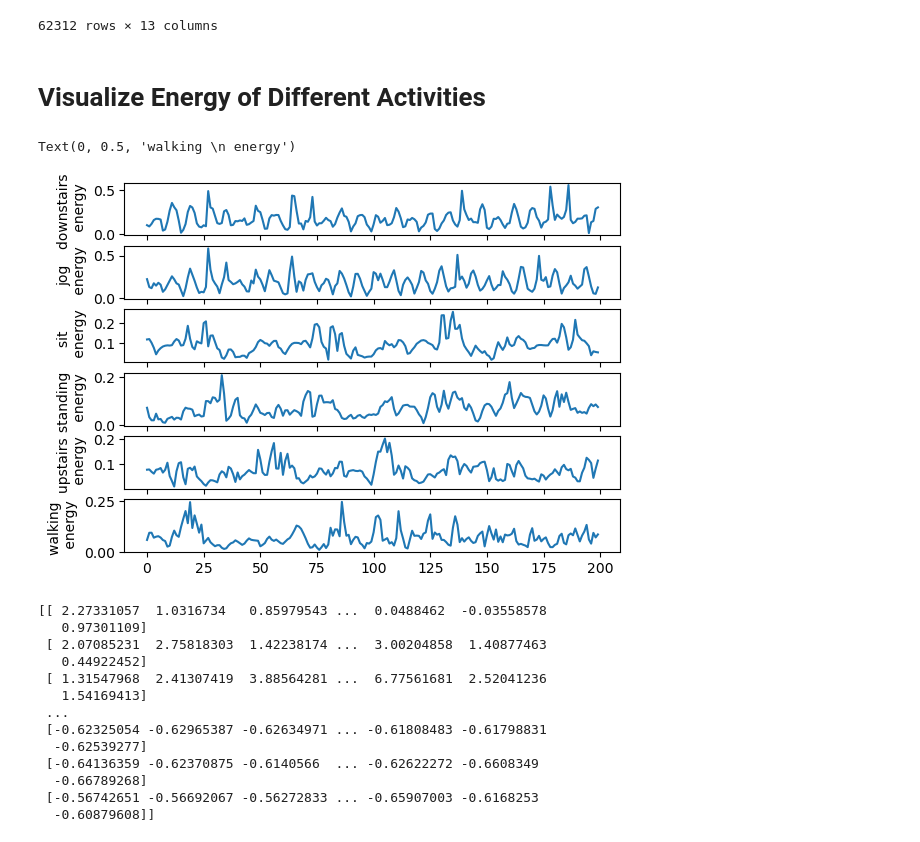
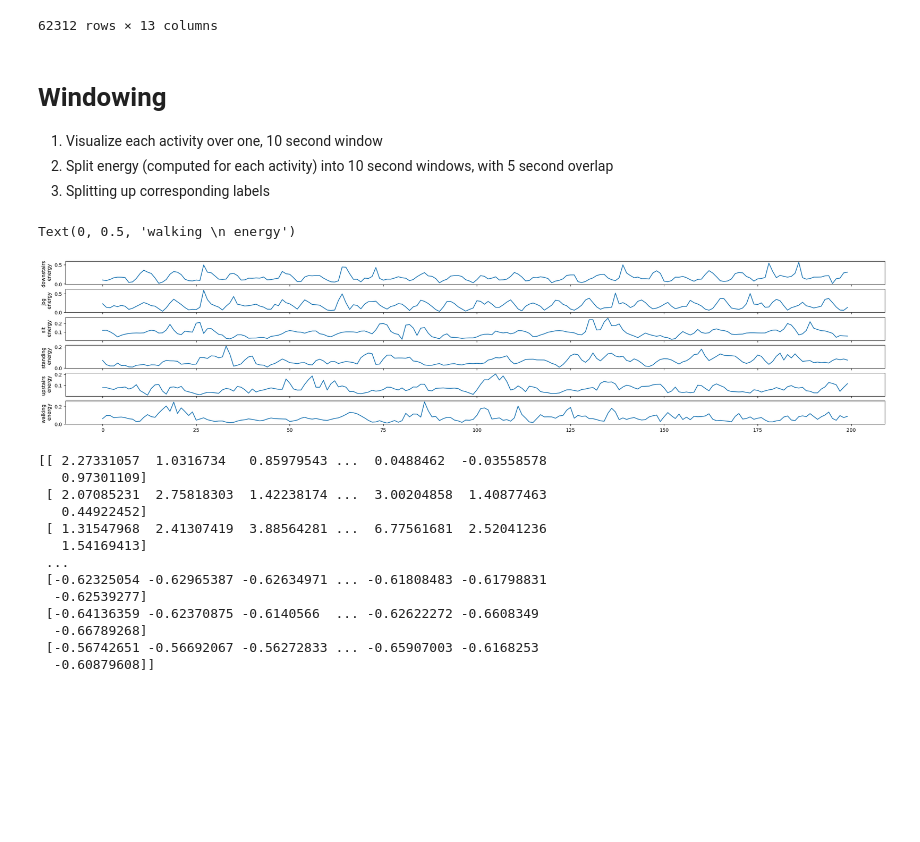
Before and after one commit to jkpersche/Activity-Detection, a Jupyter notebook: ML_ActivityPrediction.ipynb, the cells around one changed output. Saved outputs shown, nothing was run; the diff lists cells and outputs as text; code cells hidden in the pictures; blank space fills up the shorter version.

```diff
--- a/ML_ActivityPrediction.ipynb
+++ b/ML_ActivityPrediction.ipynb
@@ -99,26 +104,28 @@ df
 | 0 days 00:20:46.200000 | 0.021542 | -0.017126 | -0.019309 | 0.004180 | 0.016942 | -0.019789 | 14 | ... |
 | 0 days 00:20:46.220000 | 0.021474 | -0.018246 | -0.005421 | 0.006694 | 0.017102 | -0.014249 | 14 | ... |
 62312 rows × 13 columns
-# %% [markdown]
-# Visualize Energy of Different Activities
+# %% [markdown]
+# Windowing
+1. Visualize each activity over one, 10 second window
+2. Split energy (computed for each activity) into 10 second windows, with 5 second overlap
+3. Splitting up corresponding labels
 # %%
-fig,ax = plt.subplots(figsize=(24,6))
 fig, axs = plt.subplots(6, 1, sharex ='col')
 x = np.arange(0,200,1)
 
 axs[0].plot(x, df.loc[df['activity'] == 1]['energy'][0:200])
 axs[0].set_ylabel('downstairs \n energy')
 axs[1].plot(x, df.loc[df['activity'] == 0]['energy'][0:200])
 axs[1].set_ylabel('jog \n energy')
 axs[2].plot(x, df.loc[df['activity'] == 5]['energy'][0:200])
 axs[2].set_ylabel('sit \n energy')
 axs[3].plot(x, df.loc[df['activity'] == 3]['energy'][0:200])
 axs[3].set_ylabel('standing \n energy')
 axs[4].plot(x, df.loc[df['activity'] == 4]['energy'][0:200])
 axs[4].set_ylabel('upstairs \n energy')
 axs[5].plot(x, df.loc[df['activity'] == 2]['energy'][0:200])
 axs[5].set_ylabel('walking \n energy')
 # %% [output]
 Text(0, 0.5, 'walking \n energy')
-[figure, old version]
+[figure, new version]
 # %%
```
Also changed, not shown: parts of 28 cells of this notebook.
